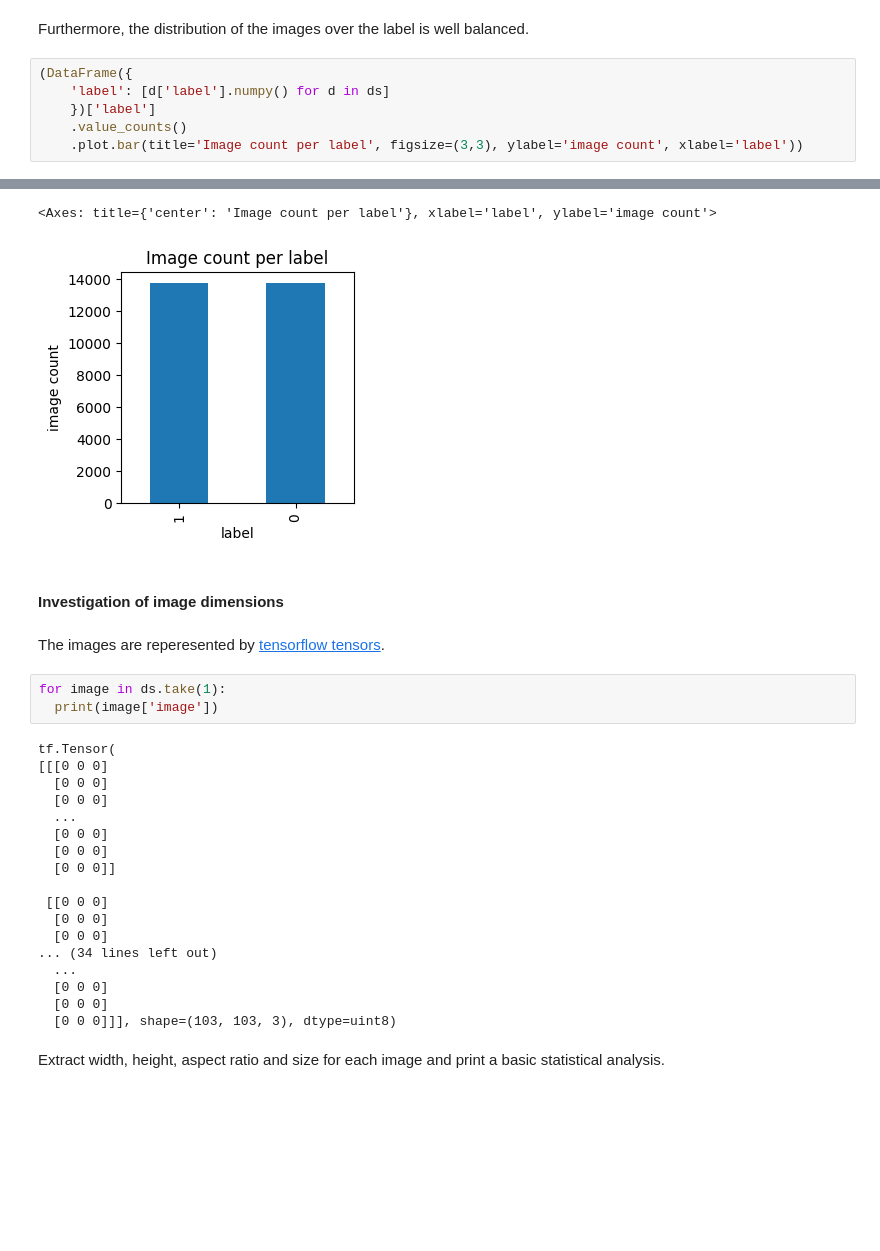
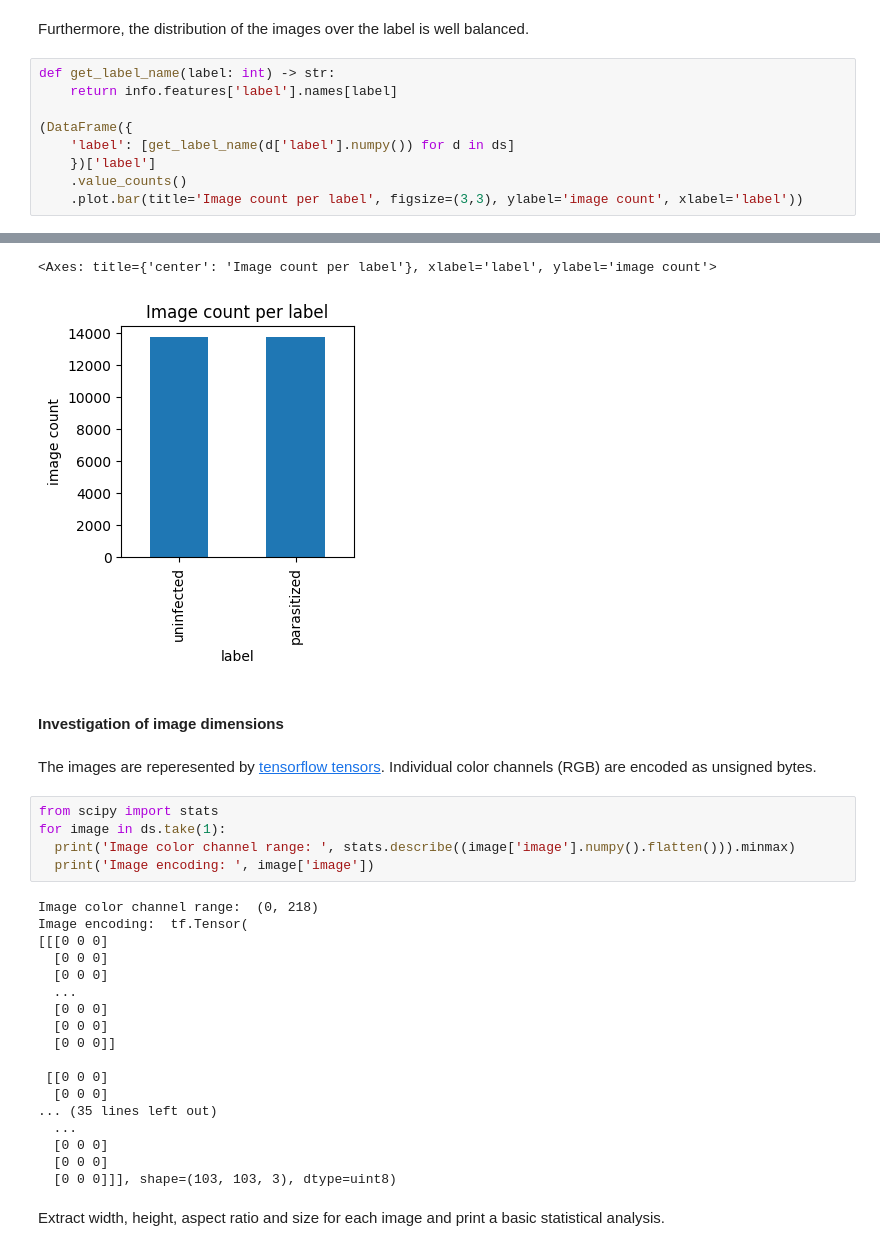
Before and after one commit to jlarsson/tfds-malaria, a Jupyter notebook: malaria.ipynb, the cells around one changed output, grey strips where cells are left out. Cells and saved outputs as stored; diff of their text form; blank space fills up the shorter version.

```diff
--- a/malaria.ipynb
+++ b/malaria.ipynb
@@ -84,8 +83,11 @@ info.features['label'].names
 # %% [markdown]
 Furthermore, the distribution of the images over the label is well balanced.
 # %%
+def get_label_name(label: int) -> str:
+    return info.features['label'].names[label]
+
 (DataFrame({
-    'label': [d['label'].numpy() for d in ds]
+    'label': [get_label_name(d['label'].numpy()) for d in ds]
     })['label']
     .value_counts()
     .plot.bar(title='Image count per label', figsize=(3,3), ylabel='image count', xlabel='label'))
@@ -94,30 +96,32 @@ Furthermore, the distribution of the images over the label is well balanced.
 <Axes: title={'center': 'Image count per label'}, xlabel='label', ylabel='image count'>
-[figure, old version]
+[figure, new version]
 # %% [markdown]
 #### Investigation of image dimensions
 # %% [markdown]
-The images are reperesented by [tensorflow tensors](https://www.tensorflow.org/api_docs/python/tf/Tensor).
+The images are reperesented by [tensorflow tensors](https://www.tensorflow.org/api_docs/python/tf/Tensor). Individual color channels (RGB) are encoded as unsigned bytes.
-# %%
-for image in ds.take(1):
-  print(image['image'])
-# %% [output]
-tf.Tensor(
-[[[0 0 0]
-  [0 0 0]
-  [0 0 0]
-  ...
-  [0 0 0]
-  [0 0 0]
-  [0 0 0]]
-
- [[0 0 0]
-  [0 0 0]
-  [0 0 0]
-... (34 lines left out)
-  ...
-  [0 0 0]
-  [0 0 0]
-  [0 0 0]]], shape=(103, 103, 3), dtype=uint8)
+# %%
+from scipy import stats
+for image in ds.take(1):
+  print('Image color channel range: ', stats.describe((image['image'].numpy().flatten())).minmax)
+  print('Image encoding: ', image['image'])
+# %% [output]
+Image color channel range:  (0, 218)
+Image encoding:  tf.Tensor(
+[[[0 0 0]
+  [0 0 0]
+  [0 0 0]
+  ...
+  [0 0 0]
+  [0 0 0]
+  [0 0 0]]
+
+ [[0 0 0]
+  [0 0 0]
+... (35 lines left out)
+  ...
+  [0 0 0]
+  [0 0 0]
+  [0 0 0]]], shape=(103, 103, 3), dtype=uint8)
 # %% [markdown]
 Extract width, height, aspect ratio and size for each image and print a basic statistical analysis.
 # %%
```
Also changed, not shown: parts of 9 cells of this notebook, 2 other files.
